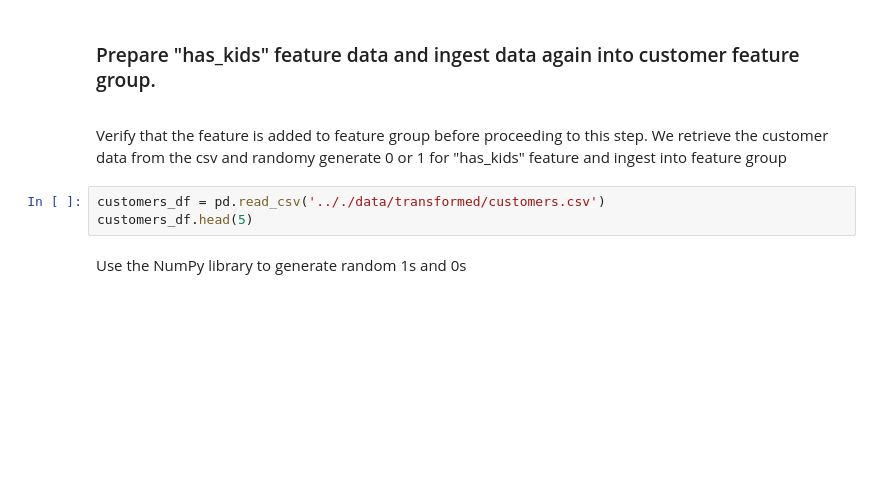
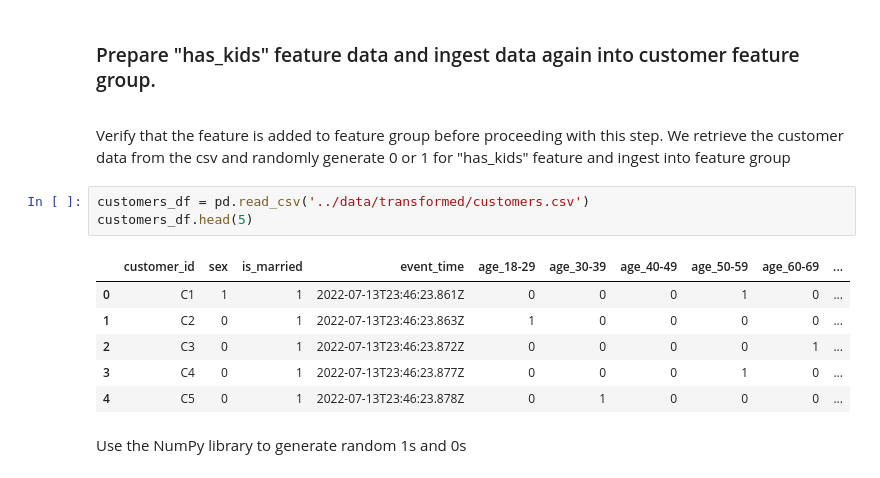
Before and after one commit to aws-samples/amazon-sagemaker-feature-store-end-to-end-workshop, a Jupyter notebook: 03-module-training-and-batch-scoring/m3_nb4_update_feature_group.ipynb, the cells around one changed output. Drawn from its saved outputs; the diff is of its cells as text; blank space fills up the shorter version.

```diff
--- a/03-module-training-and-batch-scoring/m3_nb4_update_feature_group.ipynb
+++ b/03-module-training-and-batch-scoring/m3_nb4_update_feature_group.ipynb
@@ -154,10 +230,17 @@ pretty_printer.pprint(describe_feature_group_result)
 ### Prepare "has_kids" feature data and ingest data again into customer feature group.
 <a id='ingest-customer-fg' />
 # %% [markdown]
-Verify that the feature is added to feature group before proceeding to this step. We retrieve the customer data from the csv and randomy generate 0 or 1 for "has_kids" feature and ingest into feature group
+Verify that the feature is added to feature group before proceeding with this step. We retrieve the customer data from the csv and randomly generate 0 or 1 for "has_kids" feature and ingest into feature group
 # %%
-customers_df = pd.read_csv('.././data/transformed/customers.csv')
+customers_df = pd.read_csv('../data/transformed/customers.csv')
 customers_df.head(5)
+# %% [output]
+|  | customer_id | sex | is_married | event_time | age_18-29 | age_30-39 | age_40-49 | age_50-59 | age_60-69 | ... |
+| 0 | C1 | 1 | 1 | 2022-07-13T23:46:23.861Z | 0 | 0 | 0 | 1 | 0 | ... |
+| 1 | C2 | 0 | 1 | 2022-07-13T23:46:23.863Z | 1 | 0 | 0 | 0 | 0 | ... |
+| 2 | C3 | 0 | 1 | 2022-07-13T23:46:23.872Z | 0 | 0 | 0 | 0 | 1 | ... |
+| 3 | C4 | 0 | 1 | 2022-07-13T23:46:23.877Z | 0 | 0 | 0 | 1 | 0 | ... |
+| 4 | C5 | 0 | 1 | 2022-07-13T23:46:23.878Z | 0 | 1 | 0 | 0 | 0 | ... |
 # %% [markdown]
 Use the NumPy library to generate random 1s and 0s
 # %%
```
Also changed, not shown: parts of 29 cells of this notebook.
